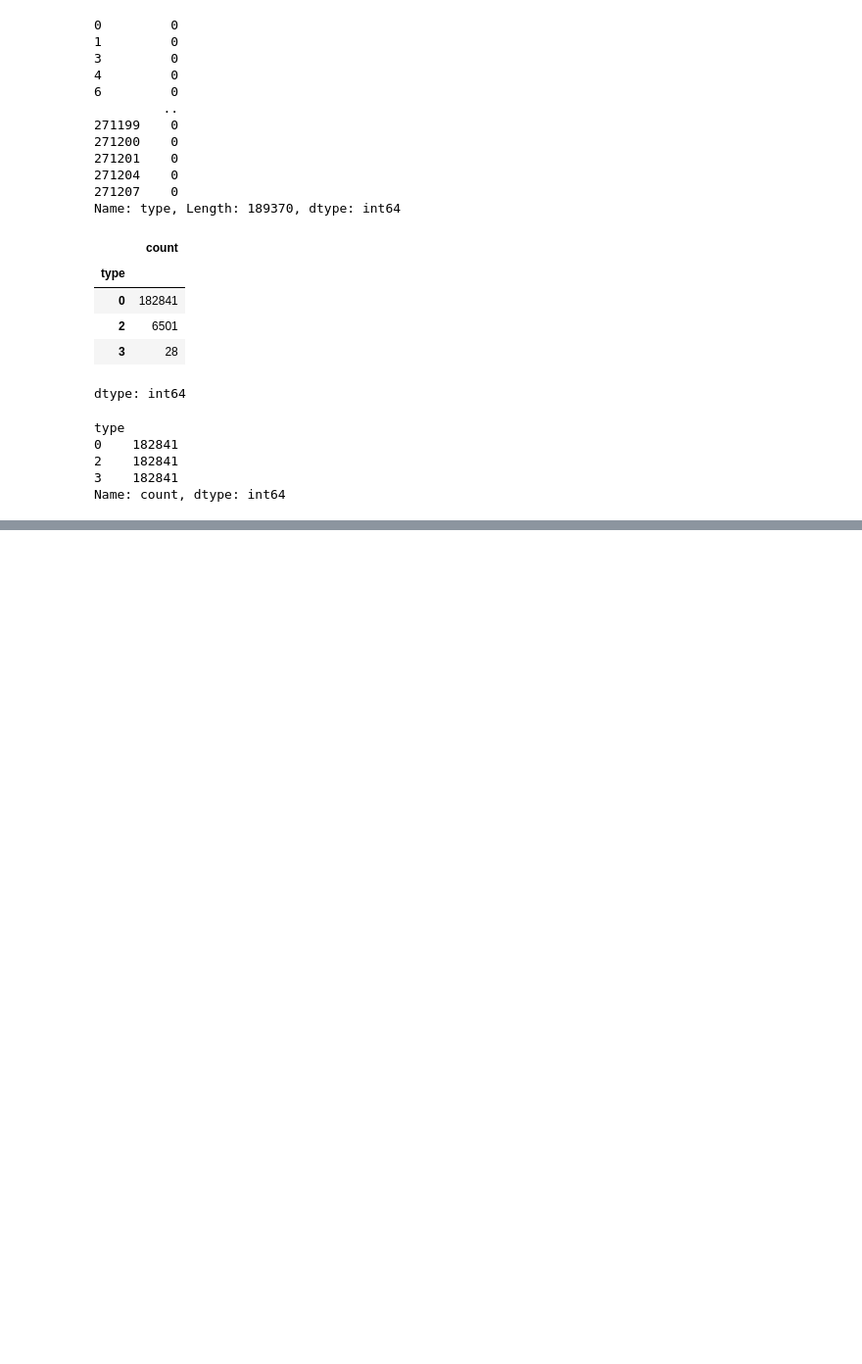
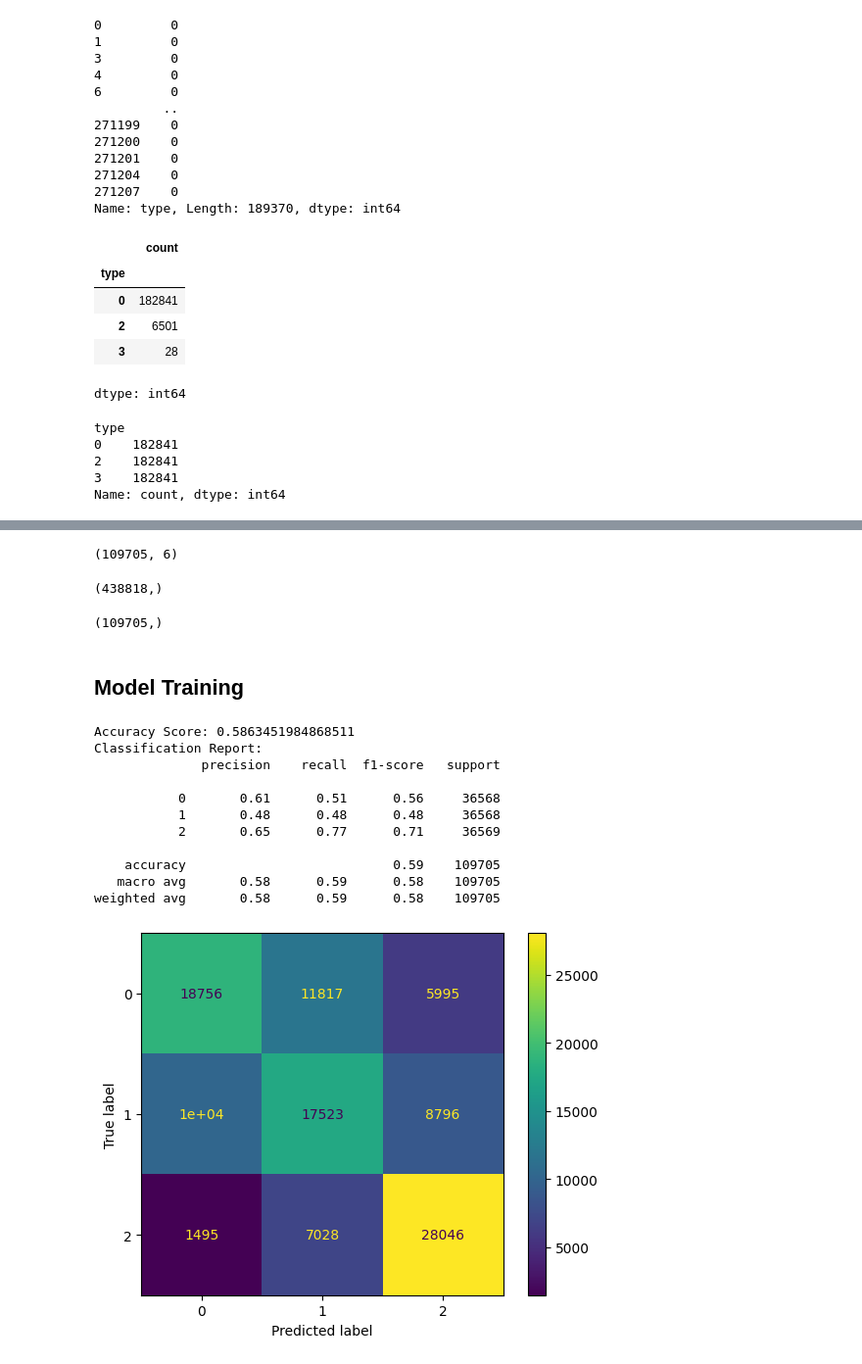
Before and after one commit to skyish21/Deforestation-Detection, a Jupyter notebook: Classification of Fire Types.ipynb, the cells around one changed output, grey strips where cells are left out. Shown at 98% size. Cells and saved outputs as stored; diff of their text form; code cells hidden in the pictures; blank space fills up the shorter version.

Commit message:
Week 3 Final Model Training and Saved for Deployment

```diff
--- a/Classification of Fire Types.ipynb
+++ b/Classification of Fire Types.ipynb
@@ -609,0 +625,8 @@ Name: count, dtype: int64
+# %%
+# Encode the resampled target variable
+from sklearn.preprocessing import LabelEncoder
+le = LabelEncoder()
+y_resampled_encoded = le.fit_transform(y_resampled)
+
+# Split the dataset in train and test sets
+x_train, x_test, y_train, y_test = train_test_split(x_resampled, y_resampled_encoded, test_size=0.2, random_state=42, stratify=y_resampled_encoded)
@@ -609,0 +637,52 @@ Name: count, dtype: int64
+# %%
+x_test.shape
+# %% [output]
+(109705, 6)
+# %%
+y_train.shape
+# %% [output]
+(438818,)
+# %%
+y_test.shape
+# %% [output]
+(109705,)
+# %% [markdown]
+## Model Training
+# %%
+# Model Predict Function
+
+def prediction(model):
+
+  # Training
+  model.fit(x_train,y_train)
+
+  # Predictions
+  y_pred = model.predict(x_test)
+
+  # Evaluation
+  acc = accuracy_score(y_test, y_pred)
+  cr = classification_report(y_test, y_pred)
+
+  # Print results
+  print(f'Accuracy Score: {acc}')
+  print(f'Classification Report: \n{cr}')
+
+  ConfusionMatrixDisplay.from_estimator(model, x_test, y_test)
+  plt.show()
+# %%
+# Model 1
+lr = LogisticRegression(max_iter=200)
+prediction(lr)
+# %% [output]
+Accuracy Score: 0.5863451984868511
+Classification Report:
+              precision    recall  f1-score   support
+
+           0       0.61      0.51      0.56     36568
+           1       0.48      0.48      0.48     36568
+           2       0.65      0.77      0.71     36569
+
+    accuracy                           0.59    109705
+   macro avg       0.58      0.59      0.58    109705
+weighted avg       0.58      0.59      0.58    109705
+[figure, added]
```
Also changed, not shown: parts of 15 cells of this notebook.
